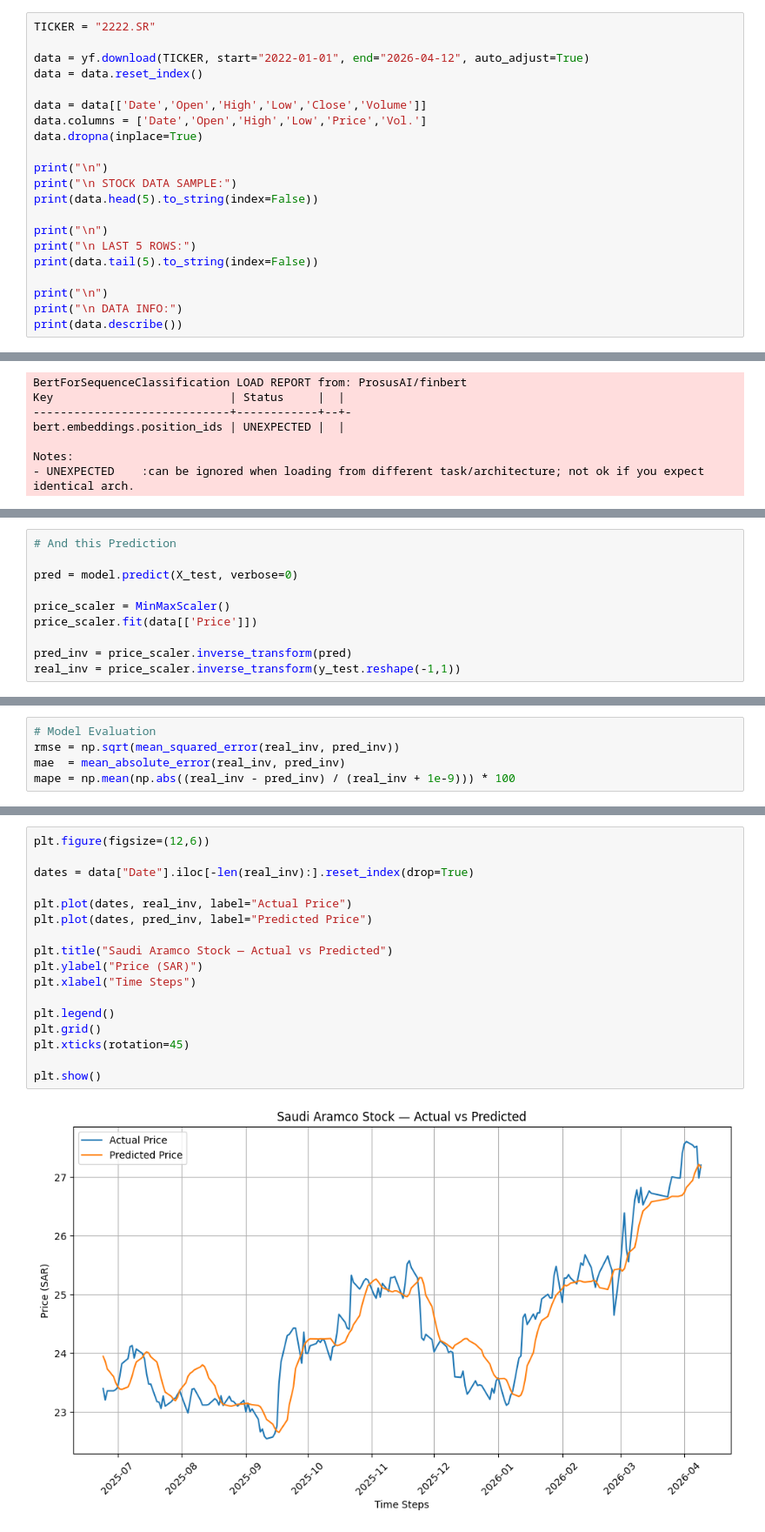
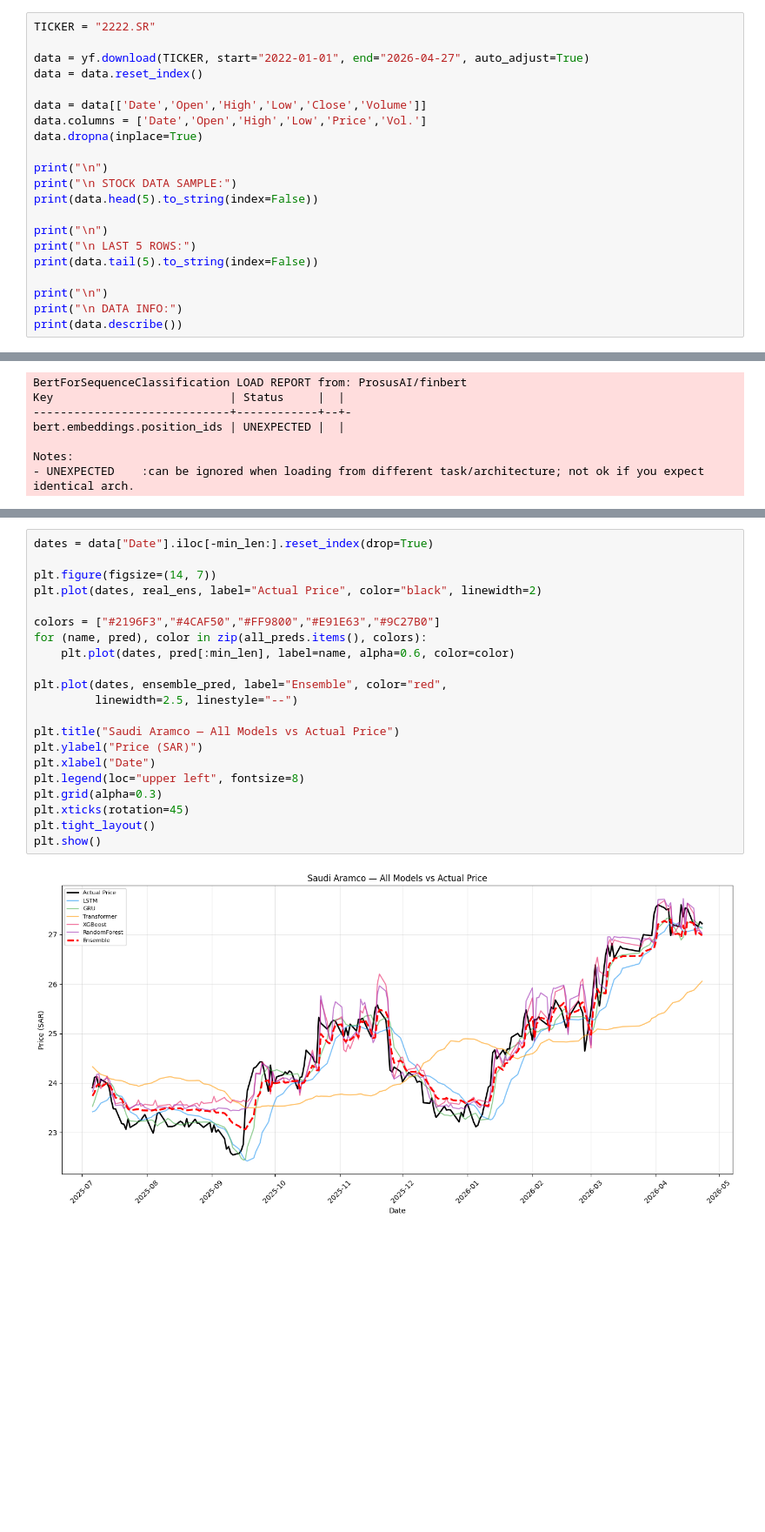
Before and after one commit to ib75zr/StockAI-Sentiment, a Jupyter notebook: AISDS_StockAI.ipynb, the cells around one changed output, grey strips where cells are left out. Shown at 87% size. Saved outputs shown, nothing was run; the diff lists cells and outputs as text; blank space fills up the shorter version.

```diff
--- a/AISDS_StockAI.ipynb
+++ b/AISDS_StockAI.ipynb
@@ -36,7 +45,7 @@ from urllib.parse import quote
 # %%
 TICKER = "2222.SR"
 
-data = yf.download(TICKER, start="2022-01-01", end="2026-04-12", auto_adjust=True)
+data = yf.download(TICKER, start="2022-01-01", end="2026-04-27", auto_adjust=True)
 data = data.reset_index()
 
 data = data[['Date','Open','High','Low','Close','Volume']]
@@ -241,10 +337,0 @@ Epoch 20/20
-# %%
-# And this Prediction
-
-pred = model.predict(X_test, verbose=0)
-
-price_scaler = MinMaxScaler()
-price_scaler.fit(data[['Price']])
-
-pred_inv = price_scaler.inverse_transform(pred)
-real_inv = price_scaler.inverse_transform(y_test.reshape(-1,1))
@@ -253,5 +337,0 @@ WARNING:tensorflow:5 out of the last 13 calls to <function TensorFlowTrainer.mak
-# %%
-# Model Evaluation
-rmse = np.sqrt(mean_squared_error(real_inv, pred_inv))
-mae  = mean_absolute_error(real_inv, pred_inv)
-mape = np.mean(np.abs((real_inv - pred_inv) / (real_inv + 1e-9))) * 100
@@ -296,21 +588,25 @@ decision_weight = {
 
 confidence = min(92, base_confidence * decision_weight[decision])
 # %%
-plt.figure(figsize=(12,6))
+dates = data["Date"].iloc[-min_len:].reset_index(drop=True)
 
-dates = data["Date"].iloc[-len(real_inv):].reset_index(drop=True)
+plt.figure(figsize=(14, 7))
+plt.plot(dates, real_ens, label="Actual Price", color="black", linewidth=2)
 
-plt.plot(dates, real_inv, label="Actual Price")
-plt.plot(dates, pred_inv, label="Predicted Price")
+colors = ["#2196F3","#4CAF50","#FF9800","#E91E63","#9C27B0"]
+for (name, pred), color in zip(all_preds.items(), colors):
+    plt.plot(dates, pred[:min_len], label=name, alpha=0.6, color=color)
 
-plt.title("Saudi Aramco Stock — Actual vs Predicted")
+plt.plot(dates, ensemble_pred, label="Ensemble", color="red",
+         linewidth=2.5, linestyle="--")
+
+plt.title("Saudi Aramco — All Models vs Actual Price")
 plt.ylabel("Price (SAR)")
-plt.xlabel("Time Steps")
-
-plt.legend()
-plt.grid()
+plt.xlabel("Date")
+plt.legend(loc="upper left", fontsize=8)
+plt.grid(alpha=0.3)
 plt.xticks(rotation=45)
-
+plt.tight_layout()
 plt.show()
 # %% [output]
-[figure, old version]
+[figure, new version]
```
Also changed, not shown: parts of 19 cells of this notebook.
